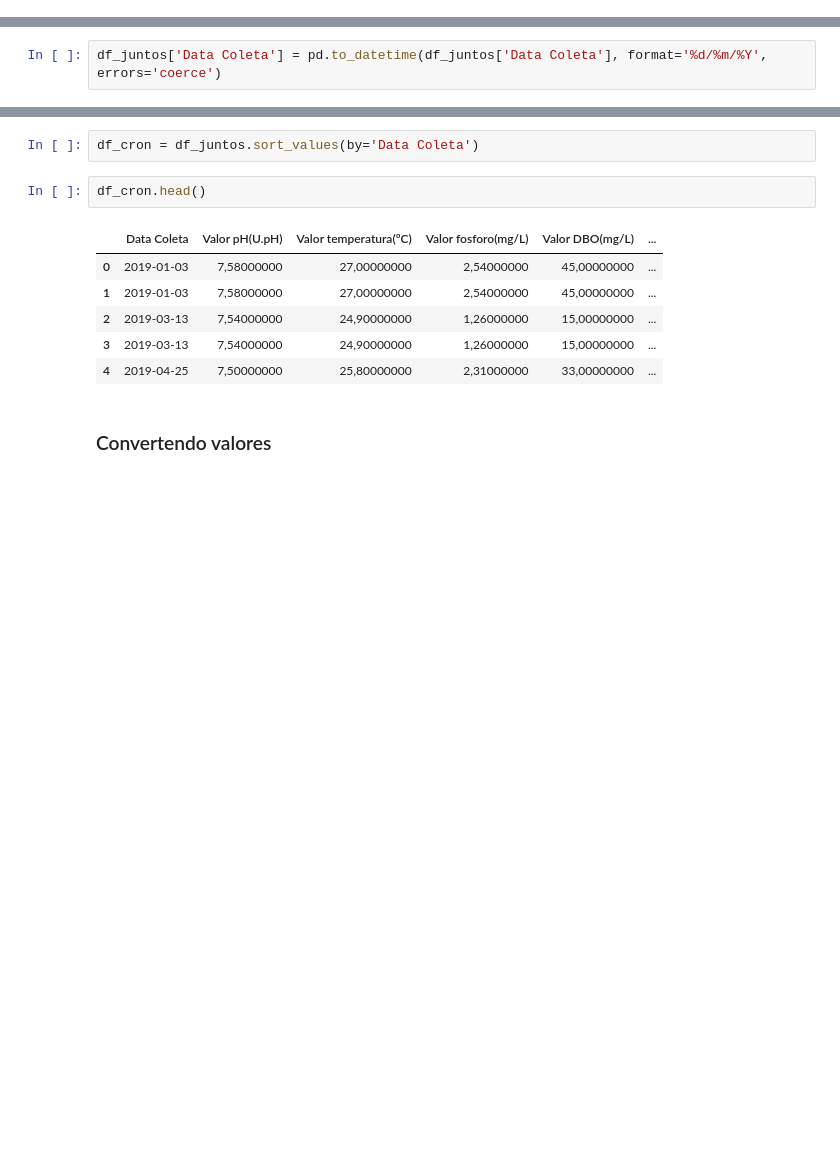
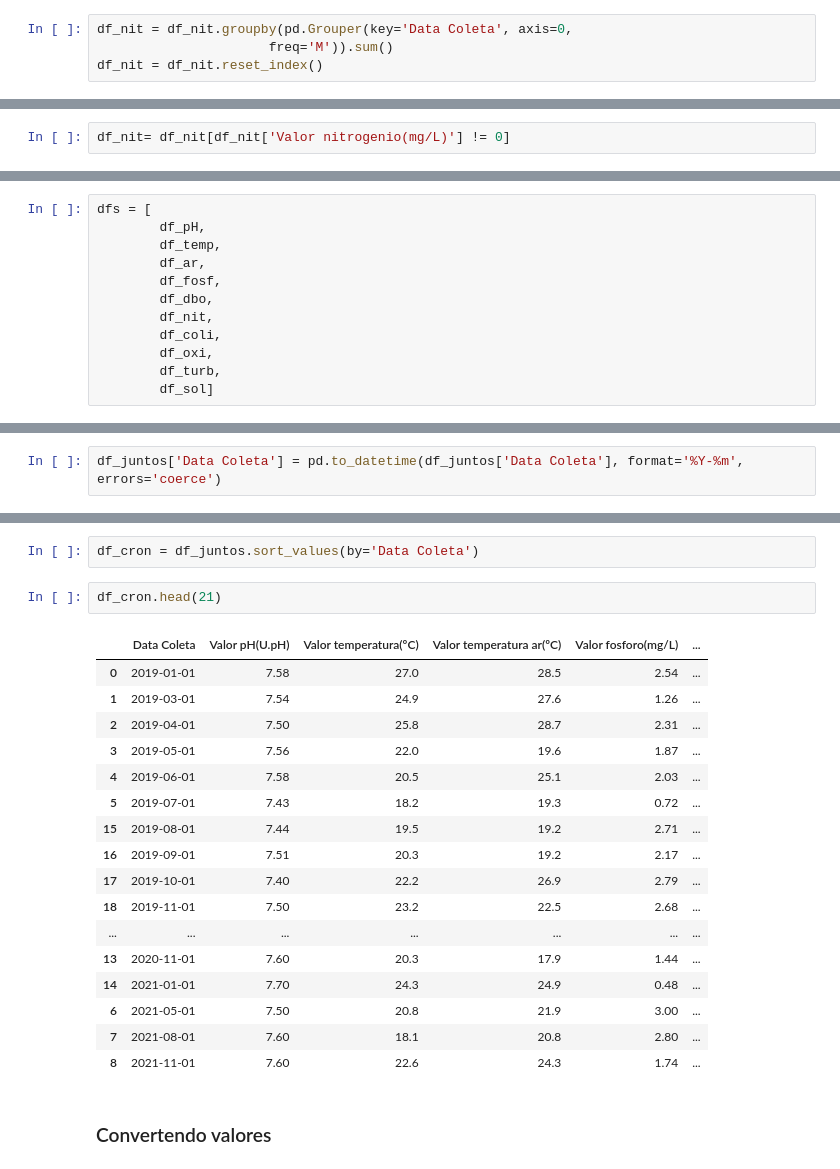
Before and after one commit to NicolasCho/projeto3_qta, a Jupyter notebook: analise/projeto3_graficos.ipynb, the cells around one changed output, grey strips where cells are left out. Saved outputs shown, nothing was run; the diff lists cells and outputs as text; blank space fills up the shorter version.

```diff
--- a/analise/projeto3_graficos.ipynb
+++ b/analise/projeto3_graficos.ipynb
@@ -114,0 +148,4 @@ df_oxi.head()
+# %%
+df_nit = df_nit.groupby(pd.Grouper(key='Data Coleta', axis=0,
+                      freq='M')).sum()
+df_nit = df_nit.reset_index()
@@ -114,0 +176,2 @@ df_oxi.head()
+# %%
+df_nit= df_nit[df_nit['Valor nitrogenio(mg/L)'] != 0]
@@ -114,0 +189,12 @@ df_oxi.head()
+# %%
+dfs = [
+        df_pH,
+        df_temp,
+        df_ar,
+        df_fosf,
+        df_dbo,
+        df_nit,
+        df_coli,
+        df_oxi,
+        df_turb,
+        df_sol]
@@ -146,7 +258,7 @@ df_juntos['Data Coleta'].dtypes
 # %% [output]
 dtype('O')
 # %%
-df_juntos['Data Coleta'] = pd.to_datetime(df_juntos['Data Coleta'], format='%d/%m/%Y',  errors='coerce')
+df_juntos['Data Coleta'] = pd.to_datetime(df_juntos['Data Coleta'], format='%Y-%m',  errors='coerce')
 # %%
 df_juntos.head()
 # %% [output]
@@ -165,14 +277,25 @@ dtype('<M8[ns]')
 # %%
 df_cron = df_juntos.sort_values(by='Data Coleta')
 # %%
-df_cron.head()
+df_cron.head(21)
 # %% [output]
-|  | Data Coleta | Valor pH(U.pH) | Valor temperatura(ºC) | Valor fosforo(mg/L) | Valor DBO(mg/L) | ... |
-| 0 | 2019-01-03 | 7,58000000 | 27,00000000 | 2,54000000 | 45,00000000 | ... |
-| 1 | 2019-01-03 | 7,58000000 | 27,00000000 | 2,54000000 | 45,00000000 | ... |
-| 2 | 2019-03-13 | 7,54000000 | 24,90000000 | 1,26000000 | 15,00000000 | ... |
-| 3 | 2019-03-13 | 7,54000000 | 24,90000000 | 1,26000000 | 15,00000000 | ... |
-| 4 | 2019-04-25 | 7,50000000 | 25,80000000 | 2,31000000 | 33,00000000 | ... |
+|  | Data Coleta | Valor pH(U.pH) | Valor temperatura(ºC) | Valor temperatura ar(ºC) | Valor fosforo(mg/L) | ... |
+| 0 | 2019-01-01 | 7.58 | 27.0 | 28.5 | 2.54 | ... |
+| 1 | 2019-03-01 | 7.54 | 24.9 | 27.6 | 1.26 | ... |
+| 2 | 2019-04-01 | 7.50 | 25.8 | 28.7 | 2.31 | ... |
+| 3 | 2019-05-01 | 7.56 | 22.0 | 19.6 | 1.87 | ... |
+| 4 | 2019-06-01 | 7.58 | 20.5 | 25.1 | 2.03 | ... |
+| 5 | 2019-07-01 | 7.43 | 18.2 | 19.3 | 0.72 | ... |
+| 15 | 2019-08-01 | 7.44 | 19.5 | 19.2 | 2.71 | ... |
+| 16 | 2019-09-01 | 7.51 | 20.3 | 19.2 | 2.17 | ... |
+| 17 | 2019-10-01 | 7.40 | 22.2 | 26.9 | 2.79 | ... |
+| 18 | 2019-11-01 | 7.50 | 23.2 | 22.5 | 2.68 | ... |
+| ... | ... | ... | ... | ... | ... | ... |
+| 13 | 2020-11-01 | 7.60 | 20.3 | 17.9 | 1.44 | ... |
+| 14 | 2021-01-01 | 7.70 | 24.3 | 24.9 | 0.48 | ... |
+| 6 | 2021-05-01 | 7.50 | 20.8 | 21.9 | 3.00 | ... |
+| 7 | 2021-08-01 | 7.60 | 18.1 | 20.8 | 2.80 | ... |
+| 8 | 2021-11-01 | 7.60 | 22.6 | 24.3 | 1.74 | ... |
 # %% [markdown]
 ### Convertendo valores
 # %%
```
Also changed, not shown: parts of 64 cells of this notebook, 1 other file.
